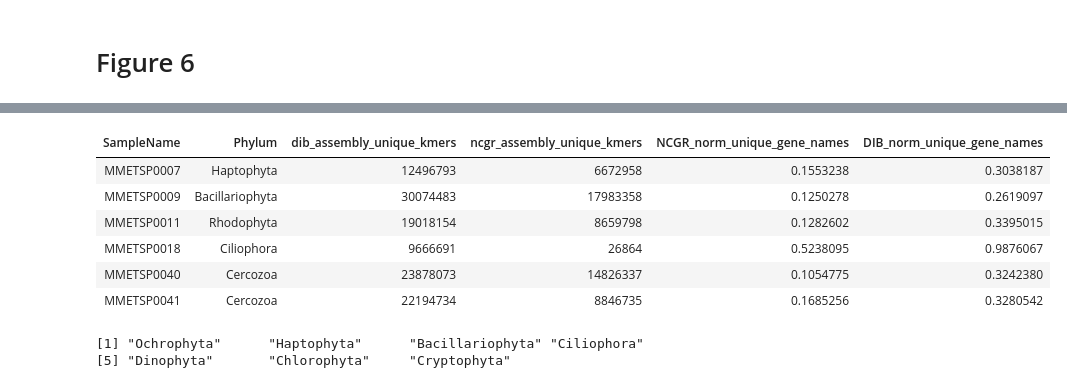
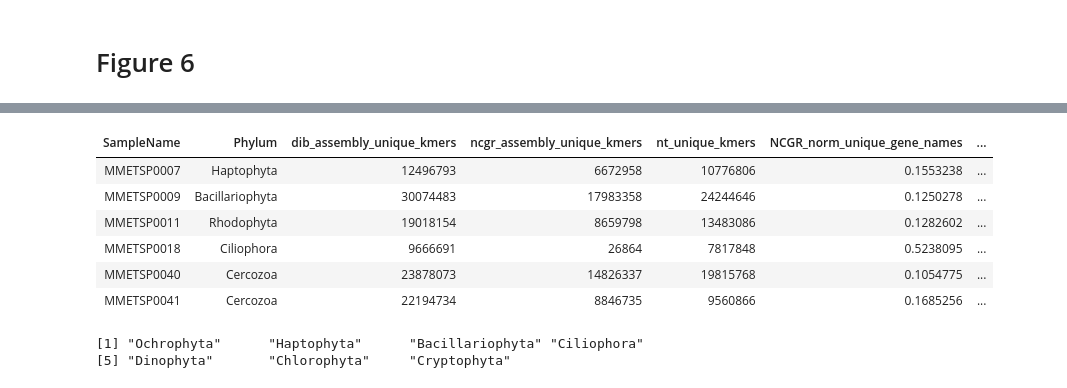
Before and after one commit to johnsolk/MMETSP, a Jupyter notebook: notebooks/MMETSP_unique_kmers_dammitgenenames.ipynb, the cells around one changed output, grey strips where cells are left out. Drawn from its saved outputs; the diff is of its cells as text; code cells hidden in the pictures.

```diff
--- a/notebooks/MMETSP_unique_kmers_dammitgenenames.ipynb
+++ b/notebooks/MMETSP_unique_kmers_dammitgenenames.ipynb
@@ -2,3 +2,7 @@
 # Figure 6
 # %%
 library(RColorBrewer)
+# %%
+ncgr_nt_kmers <- read.table("../assembly_evaluation_data/unique_kmers_ncgr_nt.txt",header=TRUE,sep="\t")
+colnames(ncgr_nt_kmers)<-c("SampleName","nt_unique_kmers")
+head(ncgr_nt_kmers)
@@ -5,28 +17,29 @@ library(RColorBrewer)
 # %%
 dib_ncgr_kmers <- read.csv("../assembly_evaluation_data/MMETSP_all_evaluation_matrix.csv")
 dib_ncgr_kmers <- dib_ncgr_kmers[,c("SampleName","Phylum","dib_assembly_unique_kmers","ncgr_assembly_unique_kmers")]
+dib_ncgr_kmers <- merge(dib_ncgr_kmers,ncgr_nt_kmers,by="SampleName")
 unique_dammit_names <- read.csv("../assembly_evaluation_data/normalized_unique_gene_names_ncgr_dib.csv")
 unique_dammit_names <- unique_dammit_names[,2:4]
 colnames(unique_dammit_names) <- c("SampleName","NCGR_norm_unique_gene_names","DIB_norm_unique_gene_names")
 unique_dammit_names <- merge(dib_ncgr_kmers,unique_dammit_names,by="SampleName")
 head(unique_dammit_names)
 #unique_dammit_names <- unique_dammit_names[,c(1,2,5,6)]
 #head(dib_ncgr_kmers)
 #dim(dib_ncgr_kmers)
 #head(unique_dammit_names)
 #dim(unique_dammit_names)
 special_flowers = c("MMETSP0693","MMETSP1019","MMETSP0923","MMETSP0008","MMETSP1002","MMETSP1325","MMETSP1018",
                     "MMETSP1346","MMETSP0088","MMETSP0092","MMETSP0717","MMETSP0223","MMETSP0115","MMETSP0196",
                     "MMETSP0197","MMETSP0398","MMETSP0399","MMETSP0922")
 unique_dammit_names <- unique_dammit_names[!unique_dammit_names$SampleName %in% special_flowers,]
 # %% [output]
-| SampleName | Phylum | dib_assembly_unique_kmers | ncgr_assembly_unique_kmers | NCGR_norm_unique_gene_names | DIB_norm_unique_gene_names |
-| MMETSP0007 | Haptophyta | 12496793 | 6672958 | 0.1553238 | 0.3038187 |
-| MMETSP0009 | Bacillariophyta | 30074483 | 17983358 | 0.1250278 | 0.2619097 |
-| MMETSP0011 | Rhodophyta | 19018154 | 8659798 | 0.1282602 | 0.3395015 |
-| MMETSP0018 | Ciliophora | 9666691 | 26864 | 0.5238095 | 0.9876067 |
-| MMETSP0040 | Cercozoa | 23878073 | 14826337 | 0.1054775 | 0.3242380 |
-| MMETSP0041 | Cercozoa | 22194734 | 8846735 | 0.1685256 | 0.3280542 |
+| SampleName | Phylum | dib_assembly_unique_kmers | ncgr_assembly_unique_kmers | nt_unique_kmers | NCGR_norm_unique_gene_names | ... |
+| MMETSP0007 | Haptophyta | 12496793 | 6672958 | 10776806 | 0.1553238 | ... |
+| MMETSP0009 | Bacillariophyta | 30074483 | 17983358 | 24244646 | 0.1250278 | ... |
+| MMETSP0011 | Rhodophyta | 19018154 | 8659798 | 13483086 | 0.1282602 | ... |
+| MMETSP0018 | Ciliophora | 9666691 | 26864 | 7817848 | 0.5238095 | ... |
+| MMETSP0040 | Cercozoa | 23878073 | 14826337 | 19815768 | 0.1054775 | ... |
+| MMETSP0041 | Cercozoa | 22194734 | 8846735 | 9560866 | 0.1685256 | ... |
 # %%
 # Only use 7 most common phyla
 sub_phy<-c("Bacillariophyta","Dinophyta","Ochrophyta","Haptophyta","Ciliophora","Chlorophyta","Cryptophyta")
```
Also changed, not shown: parts of 3 cells of this notebook, 3 other files.
